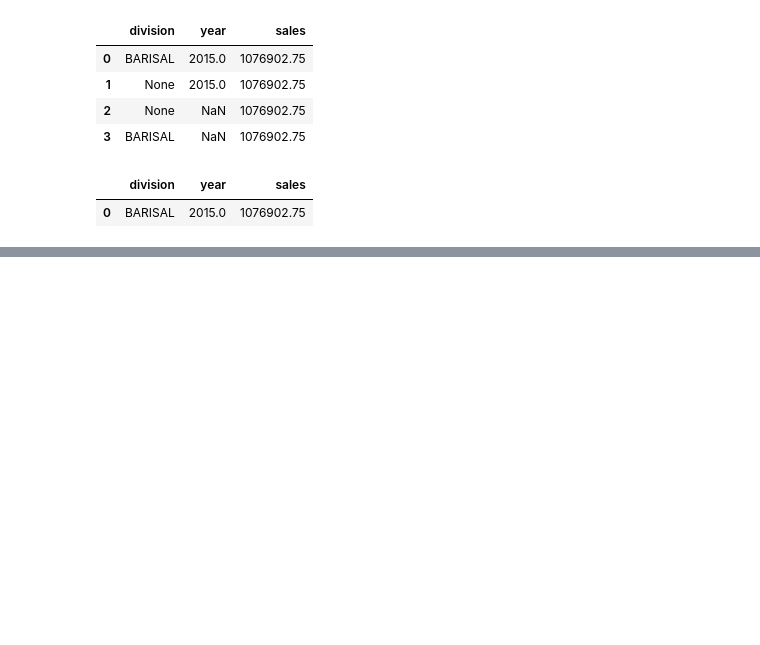
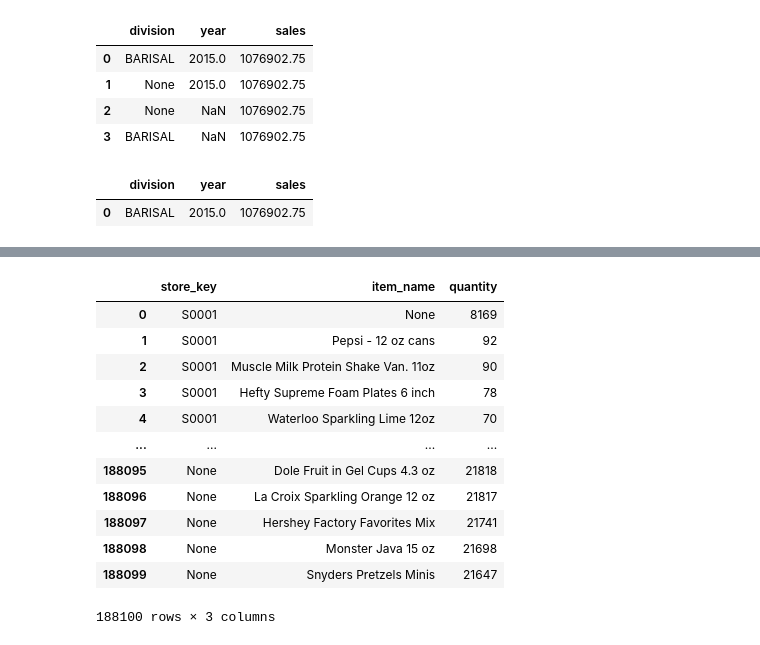
Before and after one commit to esrdlab-vinternship/HDA-Buet-vtraining-23, a Jupyter notebook: notebook/analytics/Olap.ipynb, the cells around one changed output, grey strips where cells are left out. Saved outputs shown, nothing was run; the diff lists cells and outputs as text; code cells hidden in the pictures; blank space fills up the shorter version.

```diff
--- a/notebook/analytics/Olap.ipynb
+++ b/notebook/analytics/Olap.ipynb
@@ -559,0 +562,12 @@ df_q5.iloc[0:1]
+# %%
+con = PostgresConnection().getConnection()
+cur = con.cursor()
+select_stmt = "SELECT s.store_key, it.item_name, SUM(fact.quantity) " \
+              "FROM ecomdb_star_schema.fact_table fact " \
+              "JOIN ecomdb_star_schema.item_dim it on fact.item_key=it.item_key " \
+              "JOIN ecomdb_star_schema.store_dim s on s.store_key=fact.store_key " \
+              "GROUP BY CUBE(s.store_key, it.item_name)"  \
+              "ORDER BY s.store_key ASC, SUM(fact.quantity) DESC "
+cur.execute(select_stmt)
+records = cur.fetchall()
+records
@@ -559,0 +593,17 @@ df_q5.iloc[0:1]
+# %%
+df_q6 = pd.DataFrame(records, columns=['store_key', 'item_name', 'quantity'])
+df_q6
+# %% [output]
+|  | store_key | item_name | quantity |
+| 0 | S0001 | None | 8169 |
+| 1 | S0001 | Pepsi - 12 oz cans | 92 |
+| 2 | S0001 | Muscle Milk Protein Shake Van. 11oz | 90 |
+| 3 | S0001 | Hefty Supreme Foam Plates 6 inch | 78 |
+| 4 | S0001 | Waterloo Sparkling Lime 12oz | 70 |
+| ... | ... | ... | ... |
+| 188095 | None | Dole Fruit in Gel Cups 4.3 oz | 21818 |
+| 188096 | None | La Croix Sparkling Orange 12 oz | 21817 |
+| 188097 | None | Hershey Factory Favorites Mix | 21741 |
+| 188098 | None | Monster Java 15 oz | 21698 |
+| 188099 | None | Snyders Pretzels Minis | 21647 |
+188100 rows × 3 columns
```
Also changed, not shown: parts of 6 cells of this notebook.
